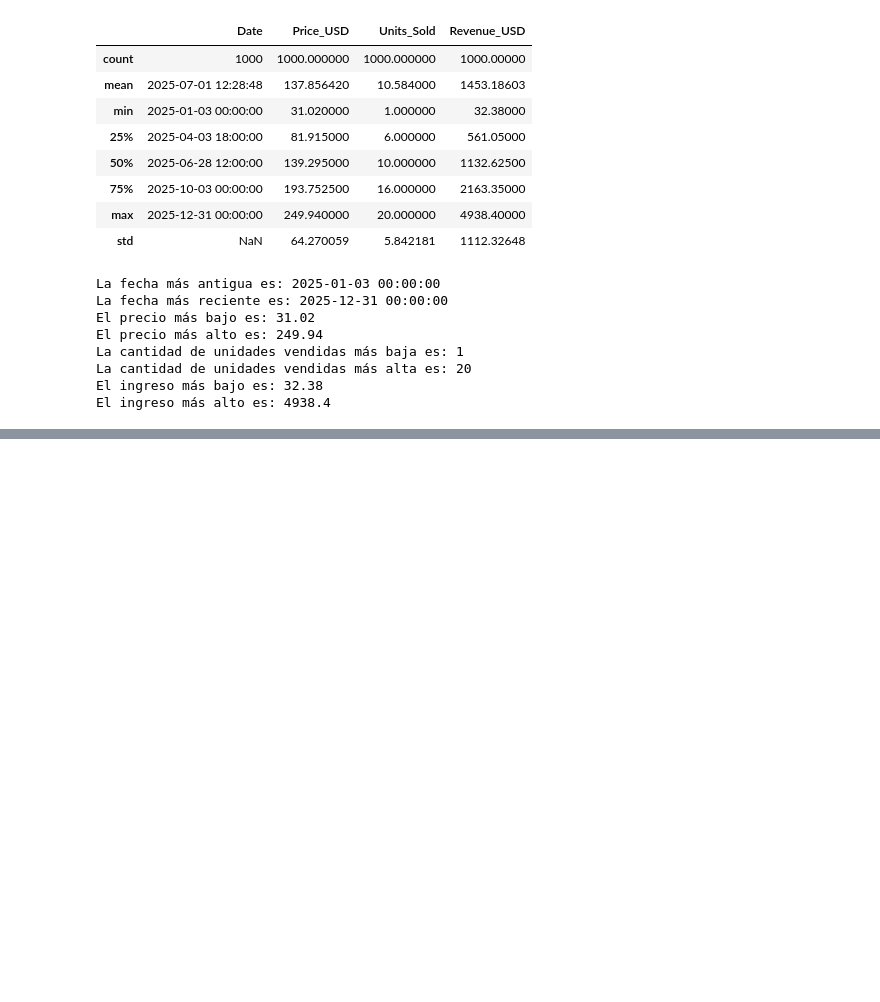
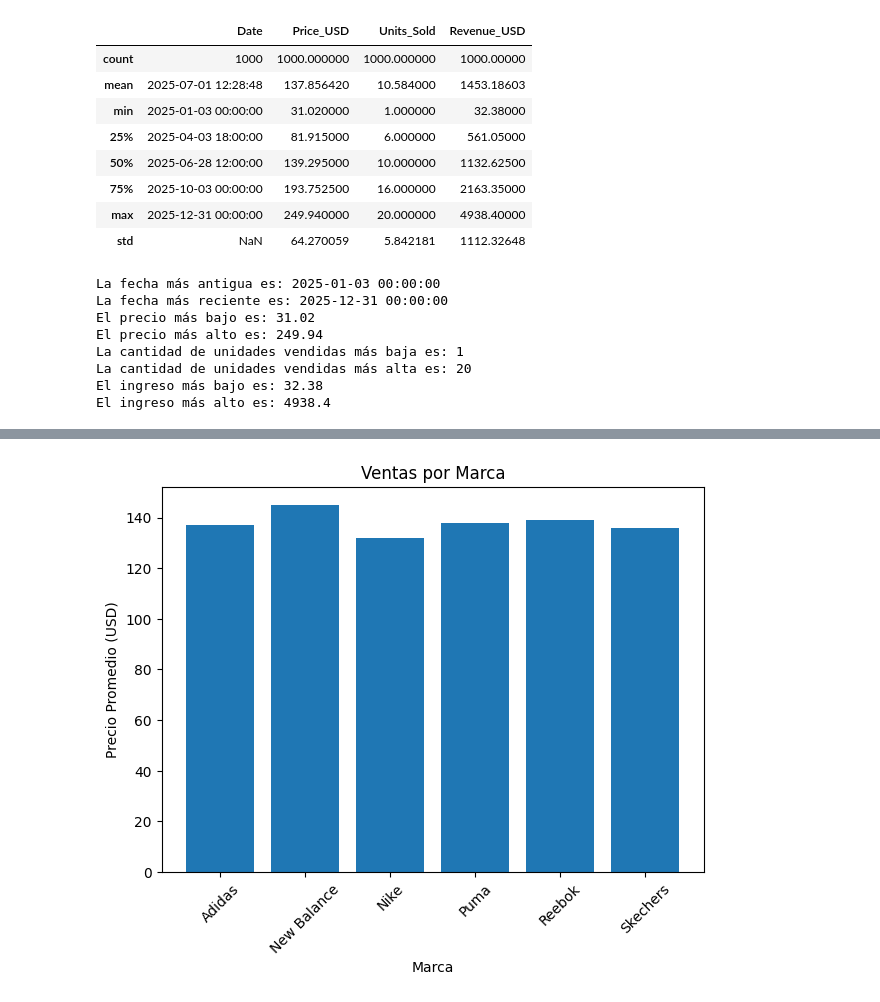
Before and after one commit to mopamerlin-boop/Entregable_Bootcamp, a Jupyter notebook: actividad1_Merlin_Moreno_Palacios.ipynb, the cells around one changed output, grey strips where cells are left out. Drawn from its saved outputs; the diff is of its cells as text; code cells hidden in the pictures; blank space fills up the shorter version.

```diff
--- a/actividad1_Merlin_Moreno_Palacios.ipynb
+++ b/actividad1_Merlin_Moreno_Palacios.ipynb
@@ -118,0 +137,12 @@ El ingreso más alto es: 4938.4
+# %%
+# grafica de barra para mostrar el precio promedio de las ventas por cada tipo de marca de zapatos
+brand_prices = df.groupby("Brand")["Price_USD"].mean().reset_index()
+plt.figure(figsize=(7, 5))
+plt.bar(brand_prices["Brand"], brand_prices["Price_USD"])
+plt.xlabel("Marca")
+plt.ylabel("Precio Promedio (USD)")
+plt.title("Ventas por Marca")
+plt.xticks(rotation=45)
+plt.show()
+# %% [output]
+[figure, added]
```
Also changed, not shown: parts of 11 cells of this notebook.
